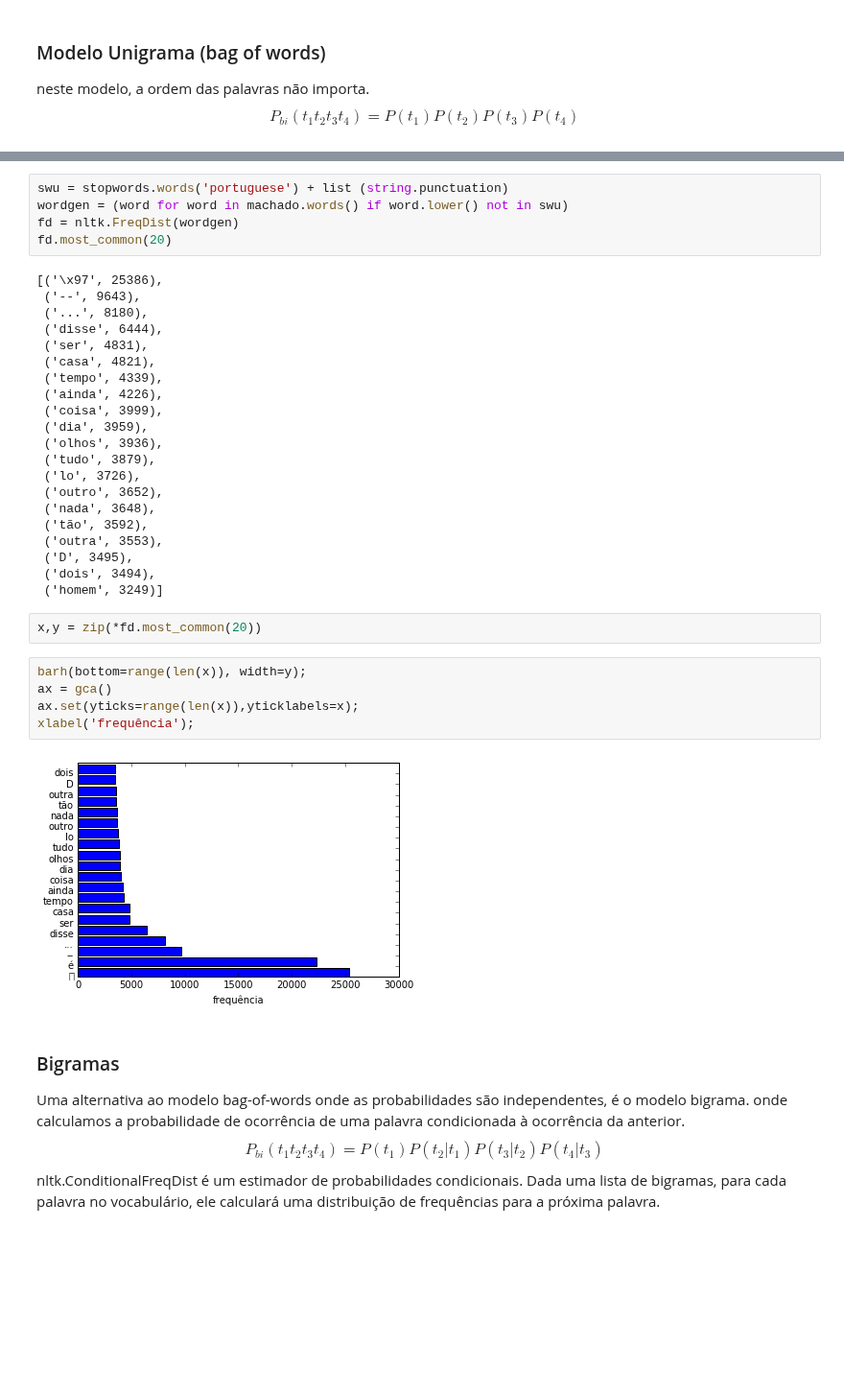
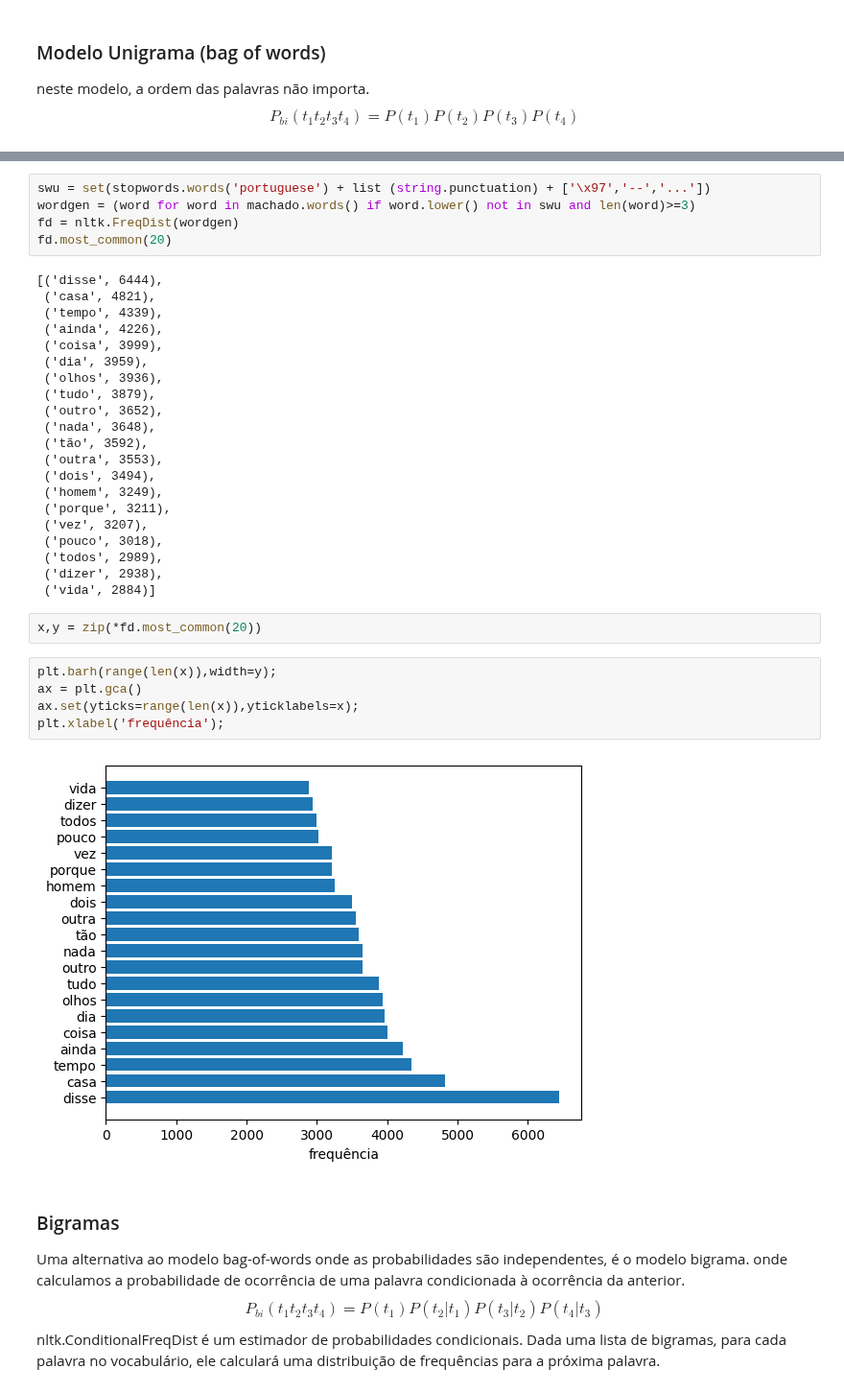
Before and after one commit to fccoelho/curso-IRI, a Jupyter notebook: Pratica 5 Modelos de Linguagem.ipynb, the cells around one changed output, grey strips where cells are left out. Shown at 96% size. Drawn from its saved outputs; the diff is of its cells as text; blank space fills up the shorter version.

```diff
--- a/Pratica 5 Modelos de Linguagem.ipynb
+++ b/Pratica 5 Modelos de Linguagem.ipynb
@@ -17,14 +26,10 @@ ModuleNotFoundError: No module named 'nltk'
 # %%
-swu = stopwords.words('portuguese') + list (string.punctuation)
-wordgen = (word for word in machado.words() if word.lower() not in swu)
+swu = set(stopwords.words('portuguese') + list (string.punctuation) + ['\x97','--','...'])
+wordgen = (word for word in machado.words() if word.lower() not in swu and len(word)>=3)
 fd = nltk.FreqDist(wordgen)
 fd.most_common(20)
 # %% [output]
-[('\x97', 25386),
- ('--', 9643),
- ('...', 8180),
- ('disse', 6444),
- ('ser', 4831),
+[('disse', 6444),
  ('casa', 4821),
  ('tempo', 4339),
  ('ainda', 4226),
@@ -32,23 +37,27 @@ fd.most_common(20)
  ('dia', 3959),
  ('olhos', 3936),
  ('tudo', 3879),
- ('lo', 3726),
  ('outro', 3652),
  ('nada', 3648),
  ('tão', 3592),
  ('outra', 3553),
- ('D', 3495),
  ('dois', 3494),
- ('homem', 3249)]
+ ('homem', 3249),
+ ('porque', 3211),
+ ('vez', 3207),
+ ('pouco', 3018),
+ ('todos', 2989),
+ ('dizer', 2938),
+ ('vida', 2884)]
 # %%
 x,y = zip(*fd.most_common(20))
 # %%
-barh(bottom=range(len(x)), width=y);
-ax = gca()
+plt.barh(range(len(x)),width=y);
+ax = plt.gca()
 ax.set(yticks=range(len(x)),yticklabels=x);
-xlabel('frequência');
+plt.xlabel('frequência');
 # %% [output]
-[figure, old version]
+[figure, new version]
 # %% [markdown]
 ### Bigramas
 Uma alternativa ao modelo bag-of-words onde as probabilidades são independentes, é o modelo bigrama. onde calculamos a probabilidade de ocorrência de uma palavra condicionada à ocorrência da anterior.
```
Also changed, not shown: parts of 14 cells of this notebook, 1 other file.
